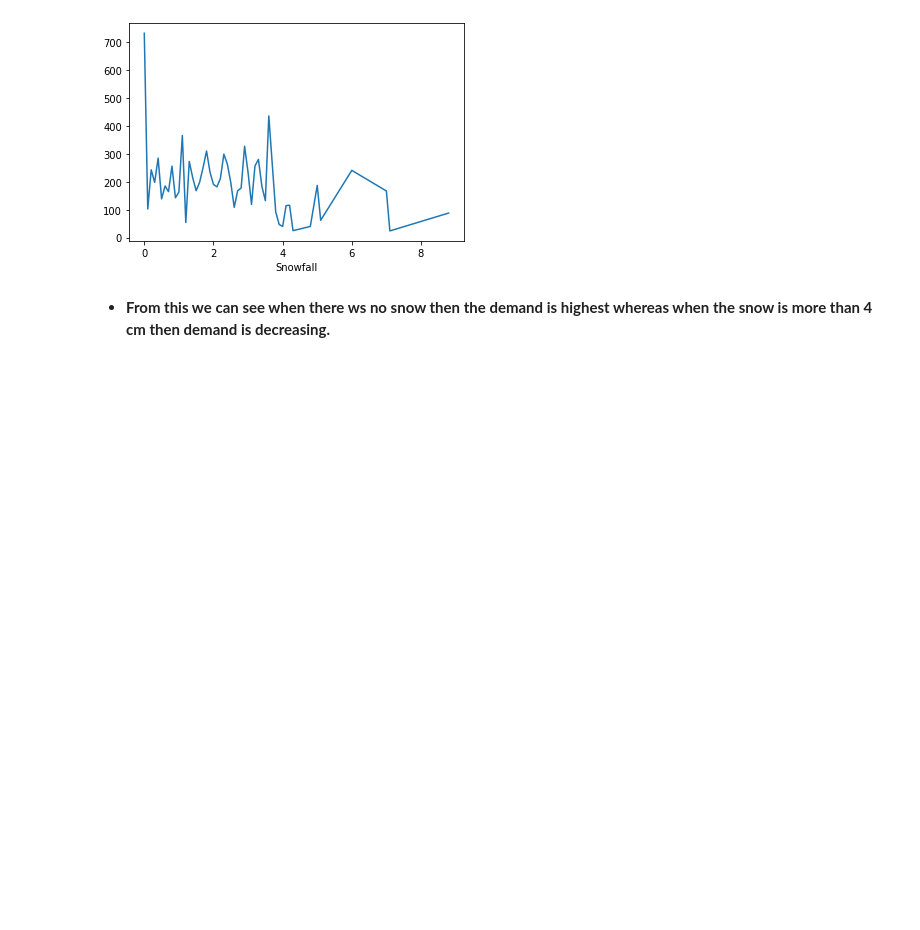
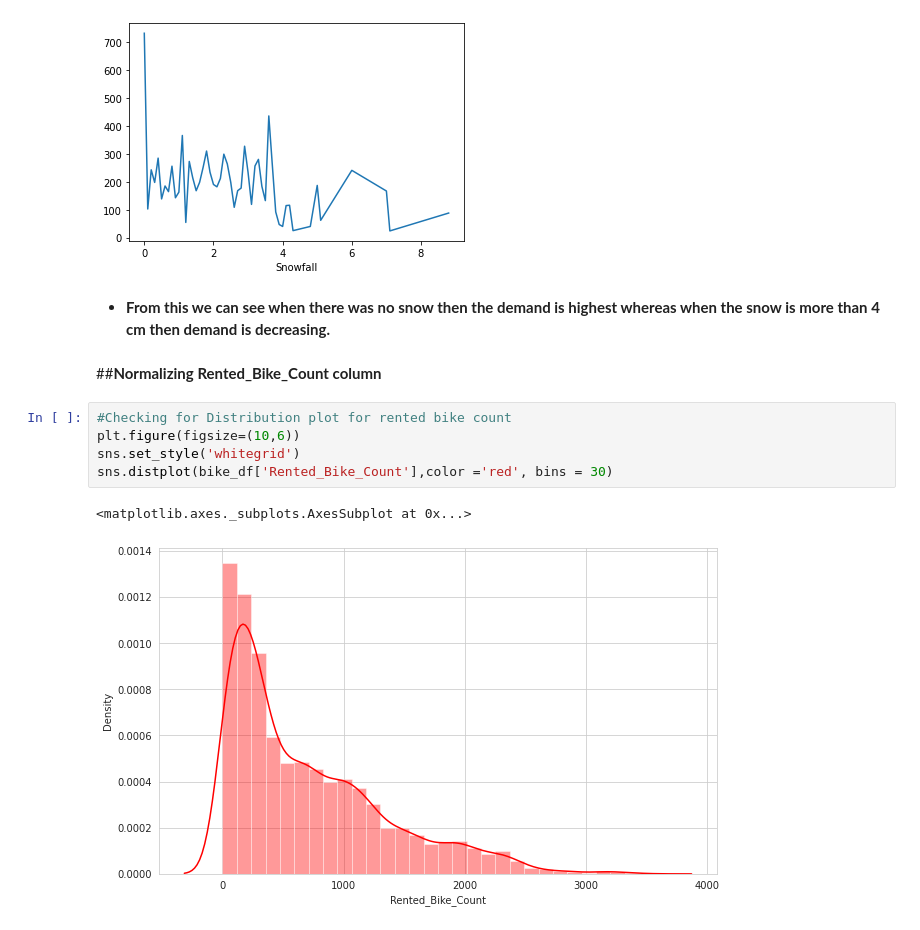
Before and after one commit to kiranahire03/Bike-Linear-Regression, a Jupyter notebook: Seoul_Bike_Sharing_Demand_Prediction.ipynb, the cells around one changed output. Drawn from its saved outputs; the diff is of its cells as text; blank space fills up the shorter version.

```diff
--- a/Seoul_Bike_Sharing_Demand_Prediction.ipynb
+++ b/Seoul_Bike_Sharing_Demand_Prediction.ipynb
@@ -523,4 +523,14 @@ bike_df.groupby('Snowfall').mean()['Rented_Bike_Count'].plot()
 <matplotlib.axes._subplots.AxesSubplot at 0x...>
 [figure]
 # %% [markdown]
-*   **From this we can see when there ws no snow then the demand is highest whereas when the snow is more than 4 cm then demand is decreasing.**
+*   **From this we can see when there was no snow then the demand is highest whereas when the snow is more than 4 cm then demand is decreasing.**
+# %% [markdown]
+##**Normalizing Rented_Bike_Count column**
+# %%
+#Checking for Distribution plot for rented bike count
+plt.figure(figsize=(10,6))
+sns.set_style('whitegrid')
+sns.distplot(bike_df['Rented_Bike_Count'],color ='red', bins = 30)
+# %% [output]
+<matplotlib.axes._subplots.AxesSubplot at 0x...>
+[figure, added]
```
Also changed, not shown: parts of 32 cells of this notebook.
